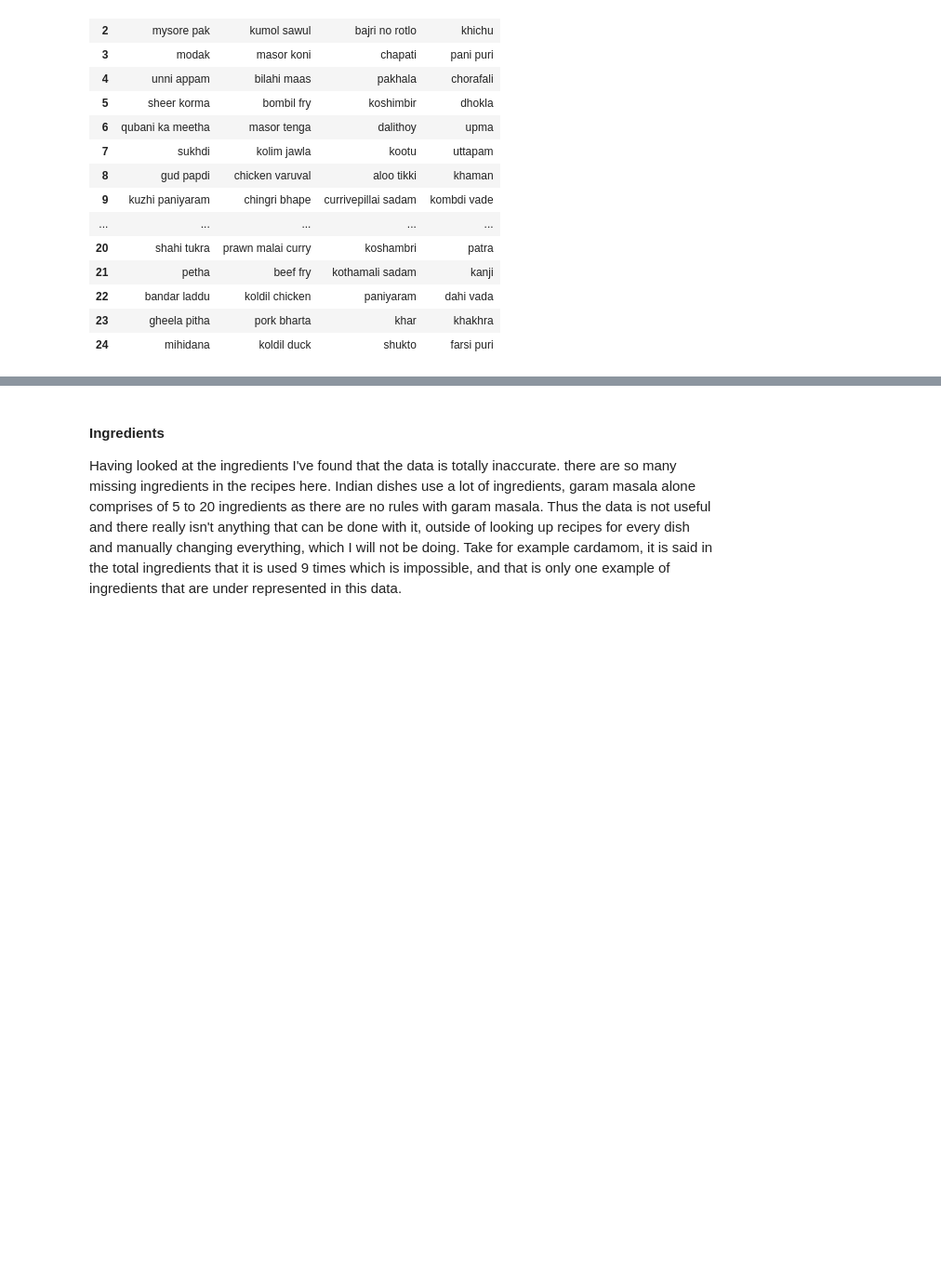
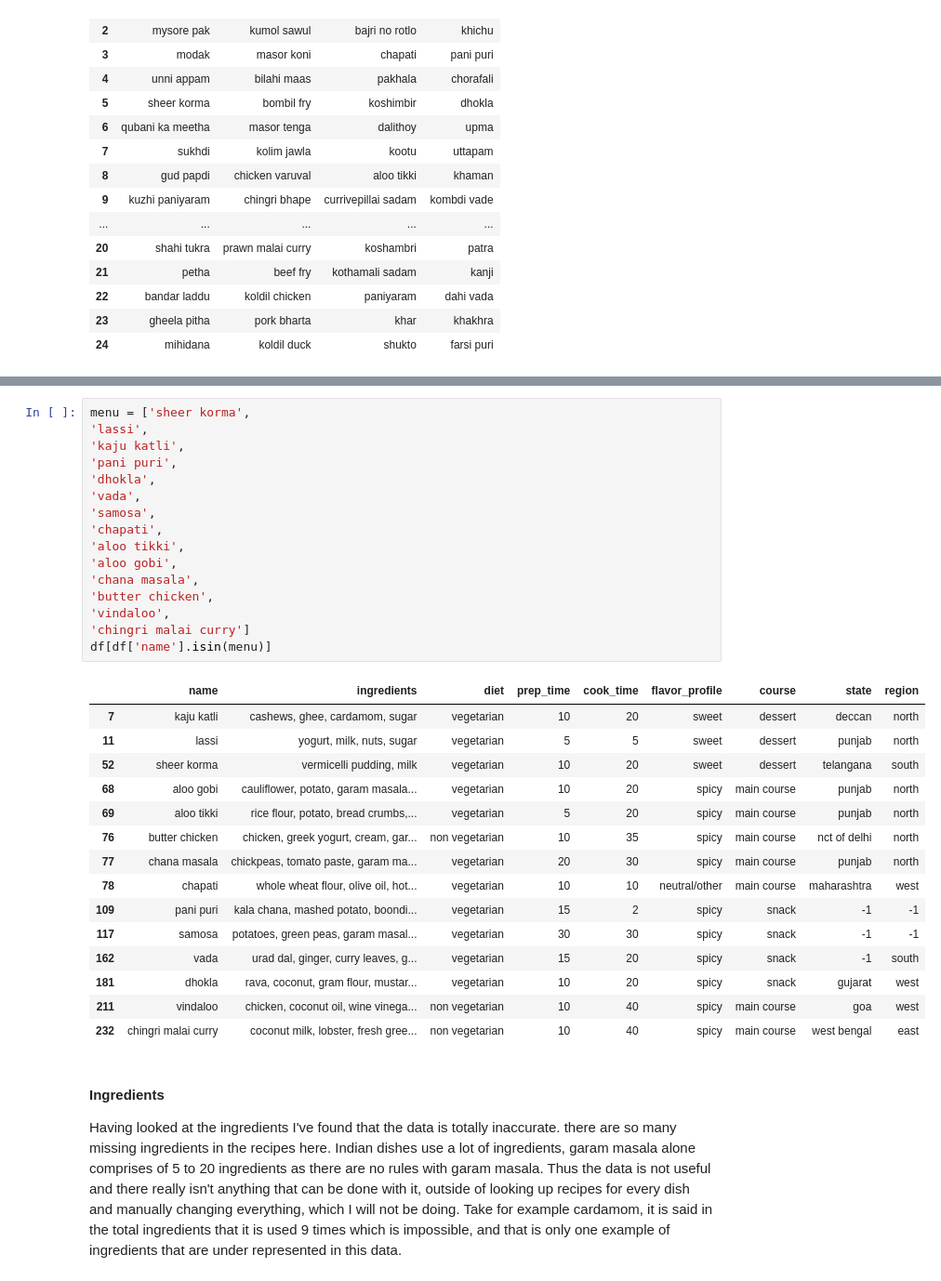
Before and after one commit to dmshakur/indian-food-data-analysis, a Jupyter notebook: notebooks/data_analysis.ipynb, the cells around one changed output, grey strips where cells are left out. Shown: that part at 93% size. Saved outputs shown, nothing was run; the diff lists cells and outputs as text; blank space fills up the shorter version.

```diff
--- a/notebooks/data_analysis.ipynb
+++ b/notebooks/data_analysis.ipynb
@@ -154,3 +133,35 @@ I have been cooking indian food for a long time, but there are so many dishes th
+# %%
+menu = ['sheer korma',
+'lassi',
+'kaju katli',
+'pani puri',
+'dhokla',
+'vada',
+'samosa',
+'chapati',
+'aloo tikki',
+'aloo gobi',
+'chana masala',
+'butter chicken',
+'vindaloo',
+'chingri malai curry']
+df[df['name'].isin(menu)]
+# %% [output]
+|  | name | ingredients | diet | prep_time | cook_time | flavor_profile | course | state | region |
+| 7 | kaju katli | cashews, ghee, cardamom, sugar | vegetarian | 10 | 20 | sweet | dessert | deccan | north |
+| 11 | lassi | yogurt, milk, nuts, sugar | vegetarian | 5 | 5 | sweet | dessert | punjab | north |
+| 52 | sheer korma | vermicelli pudding, milk | vegetarian | 10 | 20 | sweet | dessert | telangana | south |
+| 68 | aloo gobi | cauliflower, potato, garam masala... | vegetarian | 10 | 20 | spicy | main course | punjab | north |
+| 69 | aloo tikki | rice flour, potato, bread crumbs,... | vegetarian | 5 | 20 | spicy | main course | punjab | north |
+| 76 | butter chicken | chicken, greek yogurt, cream, gar... | non vegetarian | 10 | 35 | spicy | main course | nct of delhi | north |
+| 77 | chana masala | chickpeas, tomato paste, garam ma... | vegetarian | 20 | 30 | spicy | main course | punjab | north |
+| 78 | chapati | whole wheat flour, olive oil, hot... | vegetarian | 10 | 10 | neutral/other | main course | maharashtra | west |
+| 109 | pani puri | kala chana, mashed potato, boondi... | vegetarian | 15 | 2 | spicy | snack | -1 | -1 |
+| 117 | samosa | potatoes, green peas, garam masal... | vegetarian | 30 | 30 | spicy | snack | -1 | -1 |
+| 162 | vada | urad dal, ginger, curry leaves, g... | vegetarian | 15 | 20 | spicy | snack | -1 | south |
+| 181 | dhokla | rava, coconut, gram flour, mustar... | vegetarian | 10 | 20 | spicy | snack | gujarat | west |
+| 211 | vindaloo | chicken, coconut oil, wine vinega... | non vegetarian | 10 | 40 | spicy | main course | goa | west |
+| 232 | chingri malai curry | coconut milk, lobster, fresh gree... | non vegetarian | 10 | 40 | spicy | main course | west bengal | east |
 # %% [markdown]
 #### Ingredients
 Having looked at the ingredients I've found that the data is totally inaccurate. there are so many missing ingredients in the recipes here.
```
Also changed, not shown: parts of 10 cells of this notebook.
